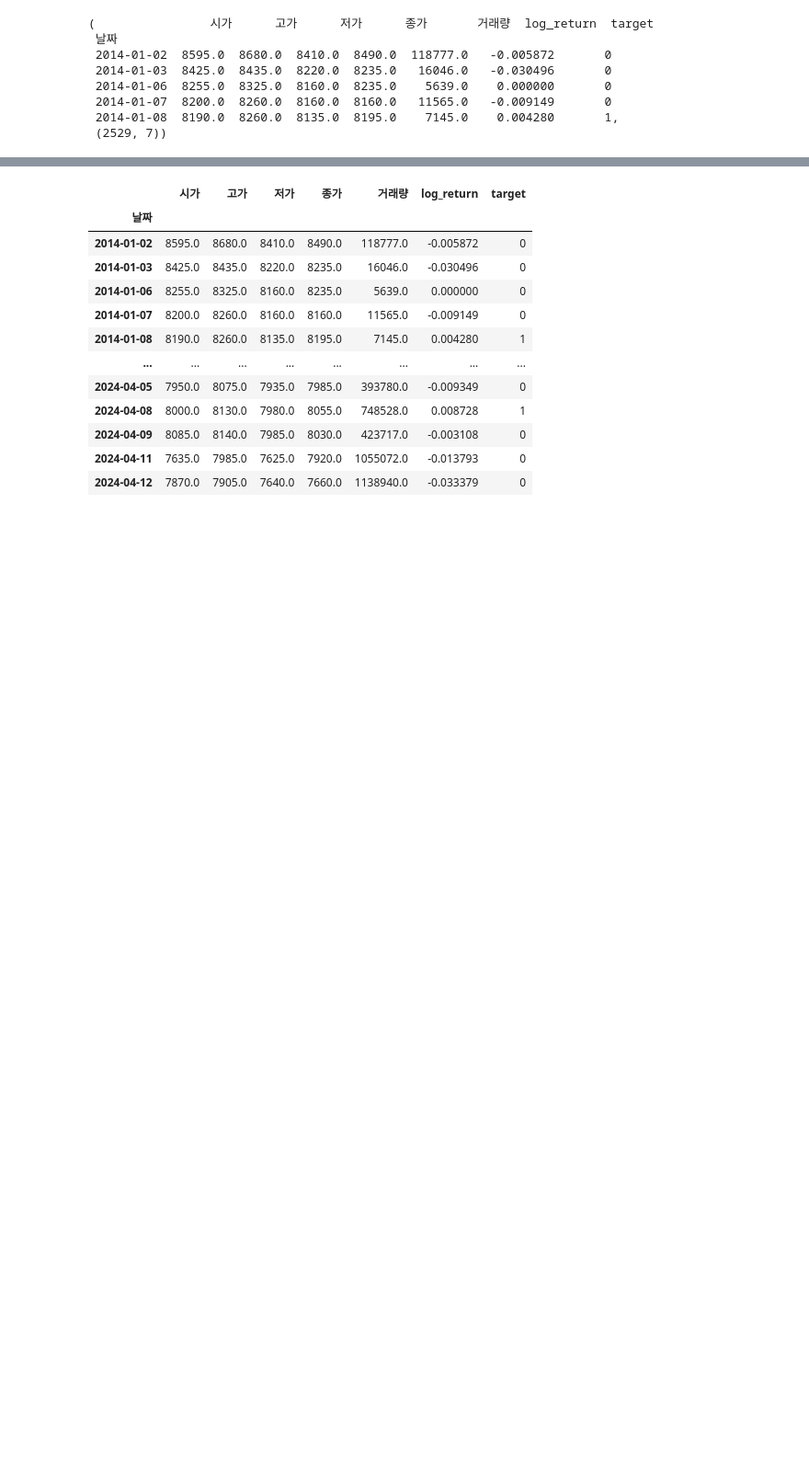
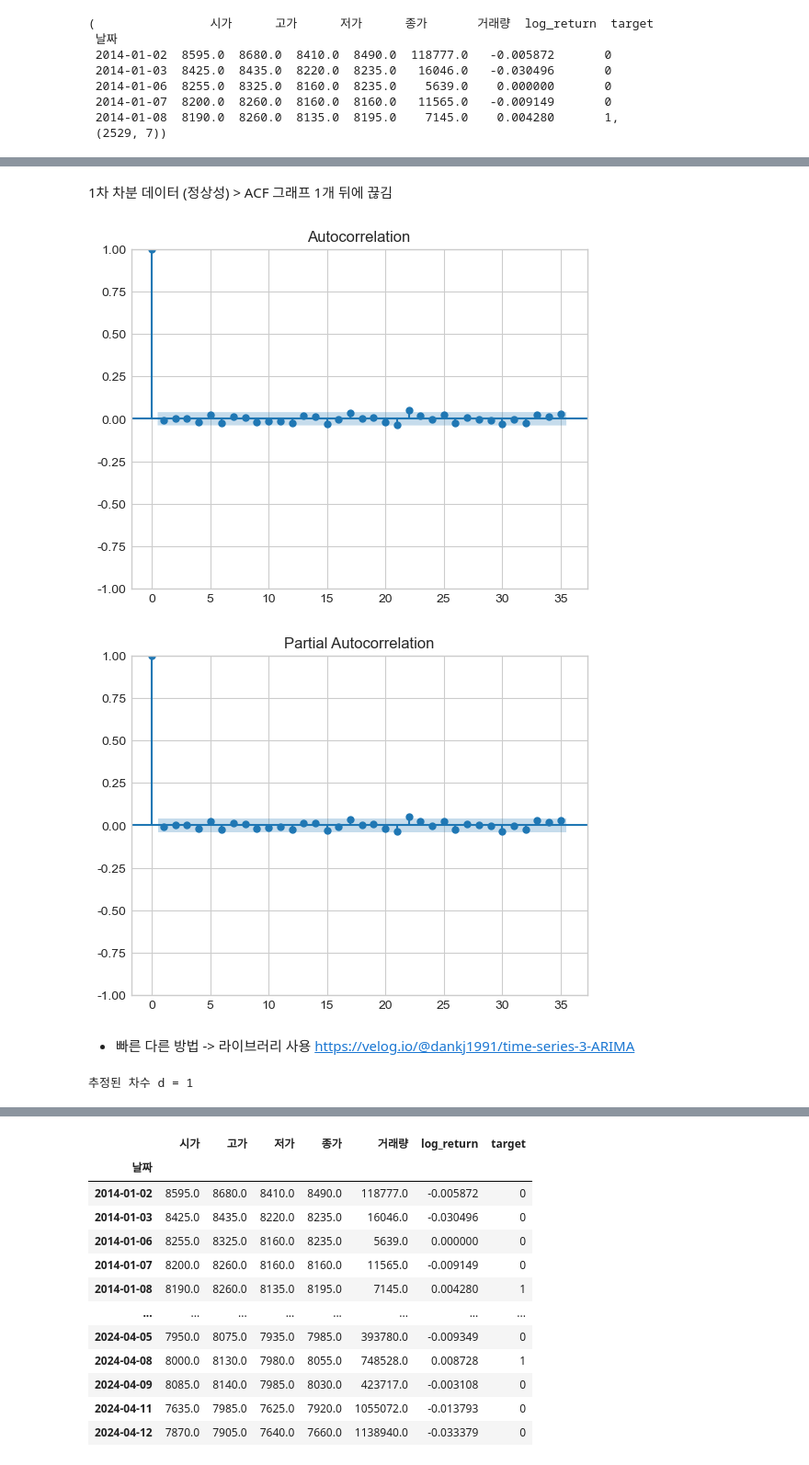
Before and after one commit to channy33/ML_pjt, a Jupyter notebook: BANK_pjt/BANK_pjt.ipynb, the cells around one changed output, grey strips where cells are left out. Shown at 92% size. Cells and saved outputs as stored; diff of their text form; code cells hidden in the pictures; blank space fills up the shorter version.

```diff
--- a/BANK_pjt/BANK_pjt.ipynb
+++ b/BANK_pjt/BANK_pjt.ipynb
@@ -842,0 +969,12 @@ merged_df.head(), merged_df.shape
+# %% [markdown]
+1차 차분 데이터 (정상성) > ACF 그래프 1개 뒤에 끊김
+# %%
+plot_acf(dff1)
+plot_pacf(dff1)
+plt.show()
+# %% [output]
+[figure, added]
+[figure, added]
+# %% [markdown]
+- 빠른 다른 방법 -> 라이브러리 사용
+https://velog.io/@dankj1991/time-series-3-ARIMA
@@ -842,0 +985,15 @@ merged_df.head(), merged_df.shape
+# %%
+import pmdarima as pm
+from pmdarima.arima import ndiffs
+data = merged_df['종가']
+
+kpss_diffs = pm.arima.ndiffs(train_data, alpha=0.05, test='kpss', max_d=5)
+adf_diffs = pm.arima.ndiffs(train_data, alpha=0.05, test='adf', max_d=5)
+n_diffs = max(kpss_diffs, adf_diffs)
+
+
+print(f"추정된 차수 d = {n_diffs}") # 결과
+#추정된 차수 d = 1
+# 1차 차분만으로도 정상성을 만족할 수 있으므로 d값은 1로 설정
+# %% [output]
+추정된 차수 d = 1
```
Also changed, not shown: parts of 52 cells of this notebook.
